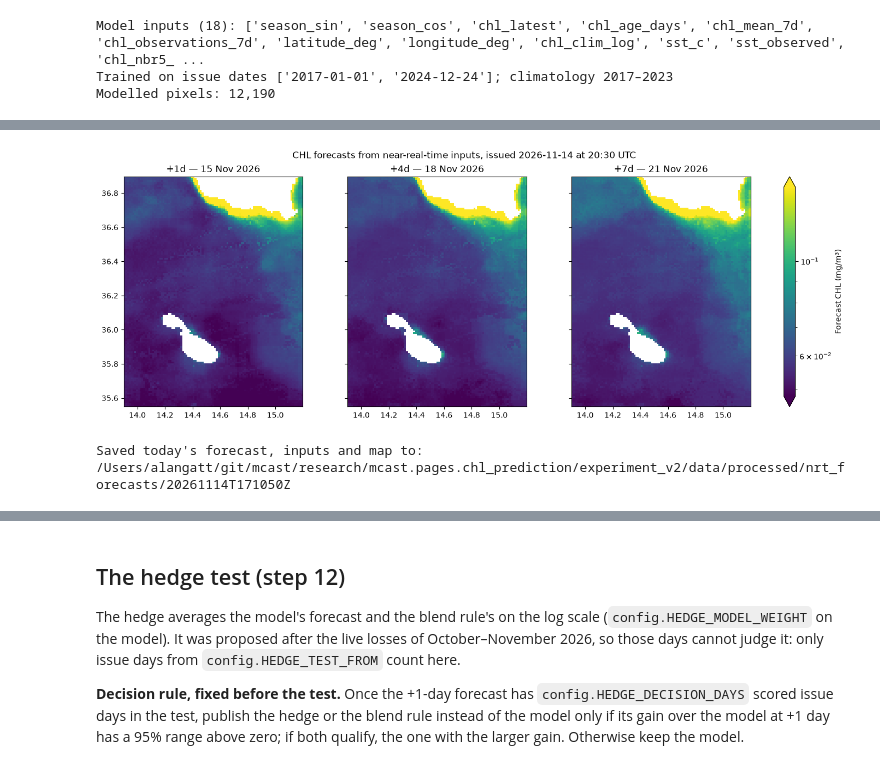
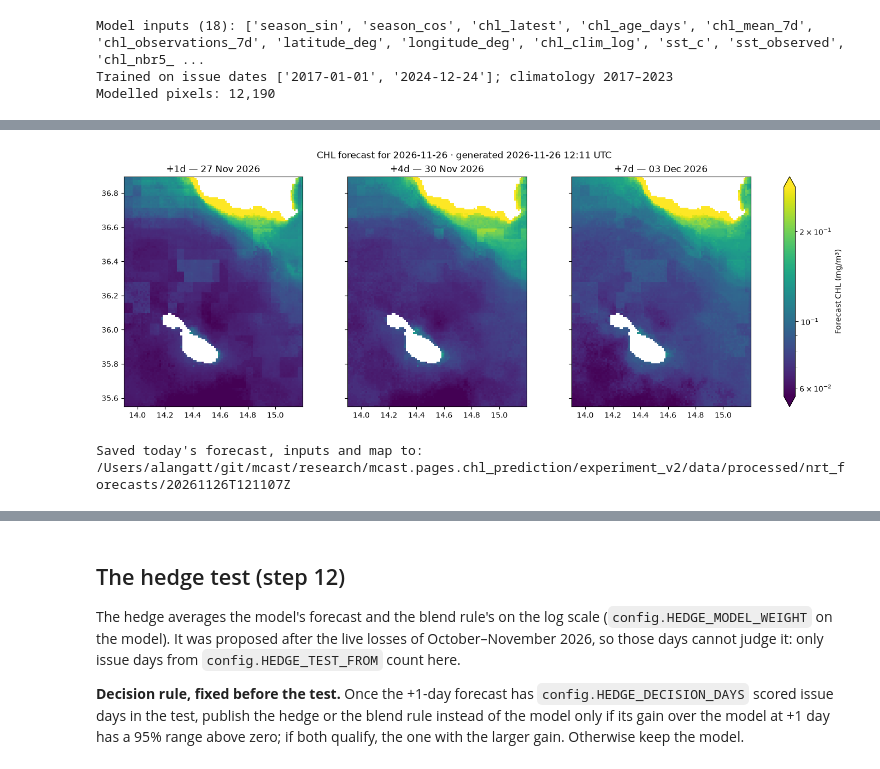
Before and after one commit to algatt/mcast.pages.chl_prediction, a Jupyter notebook: experiment_v2/07-NRT-Input-Validation.ipynb, the cells around one changed output, grey strips where cells are left out. Drawn from its saved outputs; the diff is of its cells as text; code cells hidden in the pictures.

Commit message:
Fixed NRT Data Collection

```diff
--- a/experiment_v2/07-NRT-Input-Validation.ipynb
+++ b/experiment_v2/07-NRT-Input-Validation.ipynb
@@ -32,7 +32,10 @@ Trained on issue dates ['2017-01-01', '2024-12-24']; climatology 2017–2023
 Modelled pixels: 12,190
 # %%
 # Live data comes from the local archive written by step 08 (run it first).
-chl_dates, chl_values, chl_retrieved = archive.load("chl", latitude, longitude)
+target_manifest = []
+chl_dates, chl_values, chl_retrieved = archive.load(
+    "chl", latitude, longitude, manifest=target_manifest
+)
 l4_dates, l4_values, _ = archive.load("chl_l4", latitude, longitude)
 sst_dates, sst_values, sst_retrieved = archive.load("sst", latitude, longitude)
 
@@ -134,34 +206,50 @@ forecast_dir = OUTPUT / "nrt_forecasts" / run
 forecast_dir.mkdir(parents=True, exist_ok=True)
 
 target_dates = [issue_day + pd.Timedelta(days=h) for h in horizons]
-values = np.stack([live[h] for h in horizons]).astype("float32")
+values = np.stack([published[h] for h in horizons]).astype("float32")
 vmin, vmax = np.nanpercentile(values, [2, 98])
 fig, axes = plt.subplots(1, len(horizons), figsize=(14, 5), sharex=True, sharey=True, constrained_layout=True)
 for ax, h, target_date in zip(axes, horizons, target_dates):
-    image = ax.pcolormesh(longitude, latitude, live[h], cmap="viridis", norm=LogNorm(vmin=vmin, vmax=vmax))
+    image = ax.pcolormesh(longitude, latitude, published[h], cmap="viridis", norm=LogNorm(vmin=vmin, vmax=vmax))
     ax.set_title(f"+{h}d — {target_date:%d %b %Y}")
     ax.set_aspect(1 / np.cos(np.deg2rad(latitude.mean())))
 fig.colorbar(image, ax=list(axes), label="Forecast CHL (mg/m³)", extend="both")
-fig.suptitle(f"CHL forecasts from near-real-time inputs, issued {issue_day:%Y-%m-%d} at {config.FORECAST_ISSUE_TIME_UTC} UTC")
+fig.suptitle(
+    f"CHL forecast for {issue_day:%Y-%m-%d} · "
+    f"generated {generated_utc:%Y-%m-%d %H:%M} UTC"
+)
 plt.show()
 
 grid_coords = {"latitude": model_mask.latitude, "longitude": model_mask.longitude}
-used = [chl_retrieved.get(f"{issue_day - pd.Timedelta(days=config.CHL_LAG_DAYS):%Y-%m-%d}"),
-        sst_retrieved.get(f"{issue_day:%Y-%m-%d}")]
+version_summary = {}
+for source in ("chl", "sst"):
+    versions_used = sorted({
+        row["dataset_version"] or "unknown"
+        for row in input_manifest
+        if row["source"] == source
+    })
+    version_summary[source.upper()] = ", ".join(versions_used)
+
+retrieval_times = [
+    pd.Timestamp(row["retrieved_utc"])
+    for row in input_manifest
+    if row["retrieved_utc"]
+]
 provenance = {
     "issue_date": f"{issue_day:%Y-%m-%d}",
     "nominal_issue_time_utc": config.FORECAST_ISSUE_TIME_UTC,
-    "retrieval_finished_utc": max(u for u in used if u) if any(used) else "",
     "input_source": "Copernicus Marine NRT observations, local archive (step 08)",
     "model_training_source": "Copernicus Marine MY observations",
     "source_datasets_json": json.dumps({"CHL": archive.SOURCES["chl"]["dataset_id"], "SST": archive.SOURCES["sst"]["dataset_id"]}),
-    "source_versions_json": json.dumps({
-        "CHL": xr.open_dataset(sorted((config.ARCHIVE_DIR / "chl").glob("*.nc"))[-1]).attrs.get("source_dataset_version", ""),
-        "SST": xr.open_dataset(sorted((config.ARCHIVE_DIR / "sst").glob("*.nc"))[-1]).attrs.get("source_dataset_version", ""),
-    }),
     "feature_names_json": json.dumps(bundle["feature_names"]),
     "model_file": config.MODEL_PATH.name,
     "raw_snapshot_directory": str(config.ARCHIVE_DIR),
+    "input_snapshot_utc": input_snapshot_utc.isoformat(),
+    "generated_utc": generated_utc.isoformat(),
+    "retrieval_finished_utc": max(retrieval_times).isoformat() if retrieval_times else "",
+    "source_versions_json": json.dumps(version_summary),
+    "input_manifest_json": json.dumps(input_manifest),
+    "published_method_by_horizon_json": json.dumps(published_method),
 }
 
 saved_forecast = xr.Dataset(
@@ -169,35 +257,35 @@ saved_forecast = xr.Dataset(
         "chl_forecast": (("horizon", "latitude", "longitude"), values),
         "chl_forecast_hedge": (("horizon", "latitude", "longitude"),
                                np.stack([live_hedge[h] for h in horizons]).astype("float32")),
         "chl_history_available": (("latitude", "longitude"), has_history.astype("uint8")),
         "sst_available": (("latitude", "longitude"), (day_inputs["sst_observed"][0] == 1).astype("uint8")),
         "model_mask": (("latitude", "longitude"), mask.astype("uint8")),
     },
     coords={"horizon": horizons, **grid_coords, "time": issue_day.to_datetime64(),
             "target_date": ("horizon", [d.to_datetime64() for d in target_dates])},
     attrs=provenance,
 )
 saved_forecast["chl_forecast"].attrs["units"] = "milligram m^-3"
 saved_forecast["chl_forecast_hedge"].attrs.update({
     "units": "milligram m^-3",
     "description": f"Model and blend rule averaged on the log scale, weight {config.HEDGE_MODEL_WEIGHT} on the model (step 12)"})
 saved_inputs = xr.Dataset(
     {name: (("latitude", "longitude"), np.broadcast_to(day_inputs[name][0], mask.shape).astype("float32"))
      for name in bundle["feature_names"]},
     coords={**grid_coords, "time": issue_day.to_datetime64()},
     attrs={**provenance,
            "time_meaning": "Forecast issue date",
            "chl_latest_eligible_date": f"{issue_day - pd.Timedelta(days=config.CHL_LAG_DAYS):%Y-%m-%d}",
            "sst_date": f"{issue_day - pd.Timedelta(days=config.SST_LAG_DAYS):%Y-%m-%d}"},
 )
 for filename, dataset in [("chl_forecasts.nc", saved_forecast), ("nrt_features.nc", saved_inputs)]:
     dataset.to_netcdf(forecast_dir / filename,
                       encoding={n: {"zlib": True, "complevel": 4} for n, v in dataset.data_vars.items() if v.ndim > 0})
 fig.savefig(forecast_dir / "chl_forecasts.png", dpi=200, bbox_inches="tight")
 print(f"Saved today's forecast, inputs and map to: {forecast_dir}")
 # %% [output]
-[figure, old version]
+[figure, new version]
-Saved today's forecast, inputs and map to: /Users/alangatt/git/mcast/research/mcast.pages.chl_prediction/experiment_v2/data/processed/nrt_forecasts/20261114T171050Z
+Saved today's forecast, inputs and map to: /Users/alangatt/git/mcast/research/mcast.pages.chl_prediction/experiment_v2/data/processed/nrt_forecasts/20261126T121107Z
 # %%
 # Score past live forecasts against what the satellite later observed.
 # Only issue days with a complete history window count, as in training.
```
Also changed, not shown: parts of 10 cells of this notebook, 35 other files.
